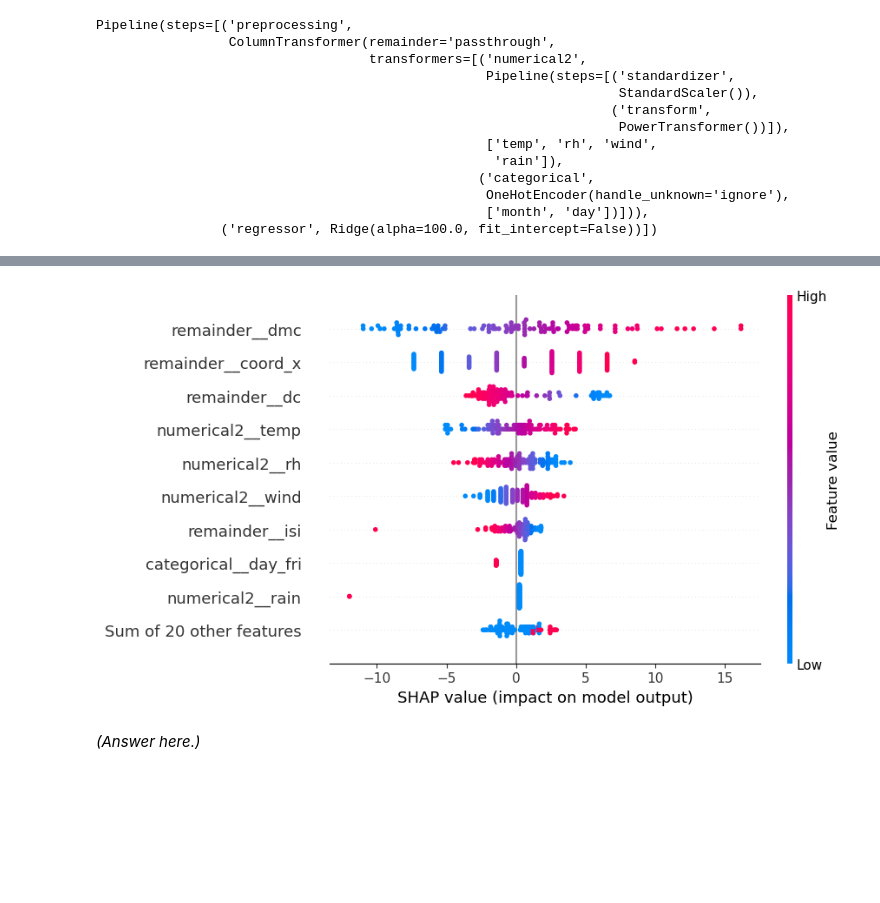
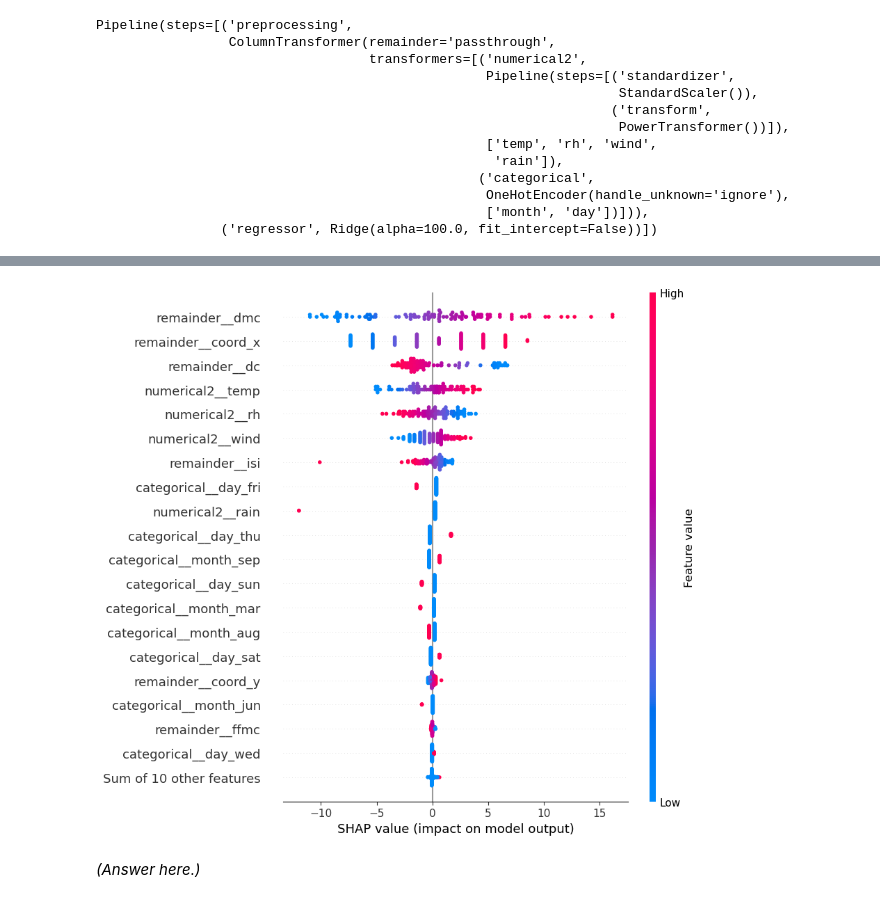
Before and after one commit to neethil/production, a Jupyter notebook: 02_activities/assignments/assignment_2.ipynb, the cells around one changed output, grey strips where cells are left out. Drawn from its saved outputs; the diff is of its cells as text; code cells hidden in the pictures; blank space fills up the shorter version.

```diff
--- a/02_activities/assignments/assignment_2.ipynb
+++ b/02_activities/assignments/assignment_2.ipynb
@@ -633,6 +635,6 @@ shap.plots.waterfall(shap_values[1])
 # %%
-shap.plots.beeswarm(shap_values)
+shap.plots.beeswarm(shap_values, max_display=20)
 # %% [output]
-[figure, old version]
+[figure, new version]
 # %% [markdown]
 *(Answer here.)*
```
Also changed, not shown: parts of 11 cells of this notebook, 1 other file.
